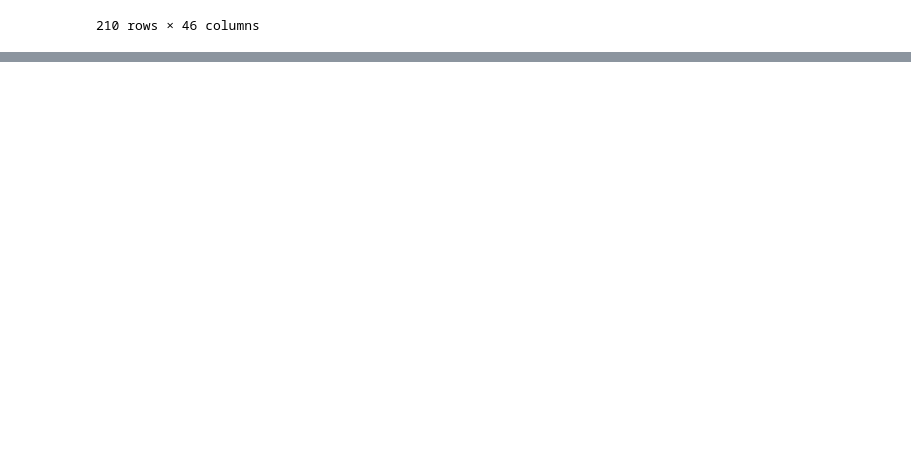
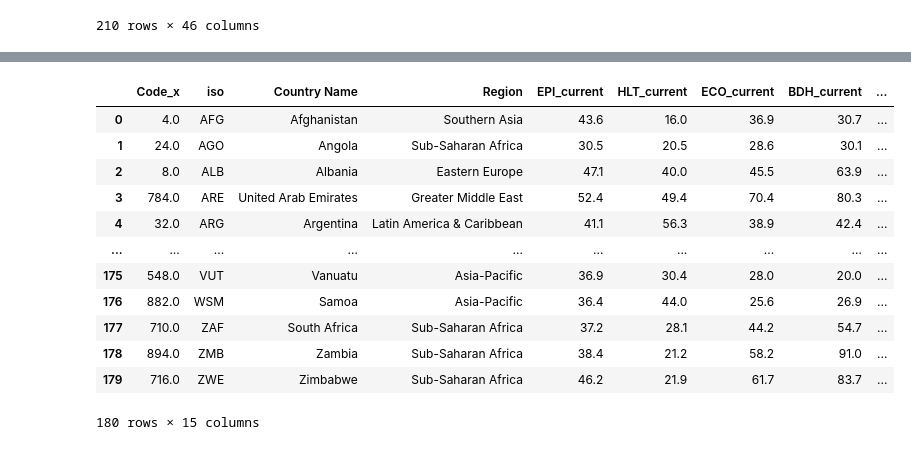
Before and after one commit to KevZavala21/Kevin_NSS_Capstone, a Jupyter notebook: notebooks/capstone_data_cleaning.ipynb, the cells around one changed output, grey strips where cells are left out. Cells and saved outputs as stored; diff of their text form; code cells hidden in the pictures; blank space fills up the shorter version.

```diff
--- a/notebooks/capstone_data_cleaning.ipynb
+++ b/notebooks/capstone_data_cleaning.ipynb
@@ -433,0 +431,5 @@ railwaylines_bycountry.to_csv('railways_country.csv')
+# %%
+country_pop = pd.read_csv('../dataframes/country_pop.csv')
+country_pop = country_pop[['Country Name', '2021']].copy()
+country_pop.rename(columns={'2021': '2021_pop'}, inplace=True)
+country_pop
@@ -434,3 +450,30 @@ railwaylines_bycountry.to_csv('railways_country.csv')
+# %%
+epi_2022_population = pd.merge(epi_2022, country_pop, how="outer", on=["Country Name"])
+epi_2022_population = epi_2022_population[epi_2022_population['EPI.new'].notna()]
+epi_2022_population = pd.merge(epi_2022_population, tourism_arrivals, how="outer", on=["Country Name"])
+epi_2022_population = pd.merge(epi_2022_population, safety_scores, how="outer", on=["Country Name"])
+epi_2022_population = epi_2022_population[epi_2022_population['EPI.new'].notna()]
+epi_2022_population.rename(columns={'EPI.new': 'EPI_current', 'HLT.new': 'HLT_current', 'ECO.new': 'ECO_current',
+                                    'BDH.new': 'BDH_current', 'PCC.new': 'PCC_current'}, inplace=True)
+epi_2022_population['Rural_eco_rating'] = (epi_2022_population.ECO_current * .67)+(epi_2022_population.PCC_current * .33)
+epi_2022_population['Urban_eco_rating'] = (epi_2022_population.HLT_current * .67)+(epi_2022_population.PCC_current * .33)
+updated_ecogo_data = epi_2022_population
+epi_2022_population.to_csv('updated_ecogo_data.csv')
+updated_ecogo_data
+# %% [output]
+|  | Code_x | iso | Country Name | Region | EPI_current | HLT_current | ECO_current | BDH_current | ... |
+| 0 | 4.0 | AFG | Afghanistan | Southern Asia | 43.6 | 16.0 | 36.9 | 30.7 | ... |
+| 1 | 24.0 | AGO | Angola | Sub-Saharan Africa | 30.5 | 20.5 | 28.6 | 30.1 | ... |
+| 2 | 8.0 | ALB | Albania | Eastern Europe | 47.1 | 40.0 | 45.5 | 63.9 | ... |
+| 3 | 784.0 | ARE | United Arab Emirates | Greater Middle East | 52.4 | 49.4 | 70.4 | 80.3 | ... |
+| 4 | 32.0 | ARG | Argentina | Latin America & Caribbean | 41.1 | 56.3 | 38.9 | 42.4 | ... |
+| ... | ... | ... | ... | ... | ... | ... | ... | ... | ... |
+| 175 | 548.0 | VUT | Vanuatu | Asia-Pacific | 36.9 | 30.4 | 28.0 | 20.0 | ... |
+| 176 | 882.0 | WSM | Samoa | Asia-Pacific | 36.4 | 44.0 | 25.6 | 26.9 | ... |
+| 177 | 710.0 | ZAF | South Africa | Sub-Saharan Africa | 37.2 | 28.1 | 44.2 | 54.7 | ... |
+| 178 | 894.0 | ZMB | Zambia | Sub-Saharan Africa | 38.4 | 21.2 | 58.2 | 91.0 | ... |
+| 179 | 716.0 | ZWE | Zimbabwe | Sub-Saharan Africa | 46.2 | 21.9 | 61.7 | 83.7 | ... |
+180 rows × 15 columns
 # %%
 epi2006_2020_safety = pd.merge(epi2006_2020, safety_scores, how="outer", on=["Country"])
 eco_rating_proto = pd.merge(epi2006_2020_safety, tourism_arrivals, how="outer", on=["Code", "Country"])
```
Also changed, not shown: parts of 6 cells of this notebook, 19 other files.
